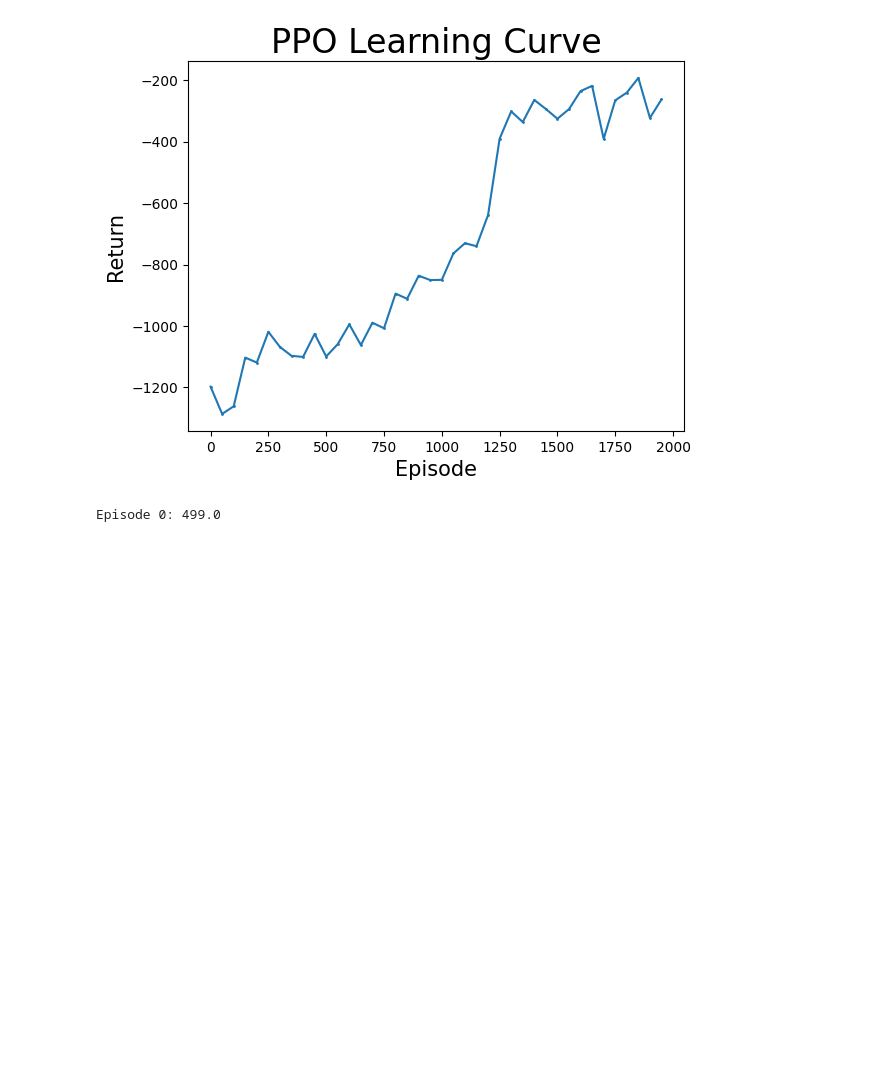
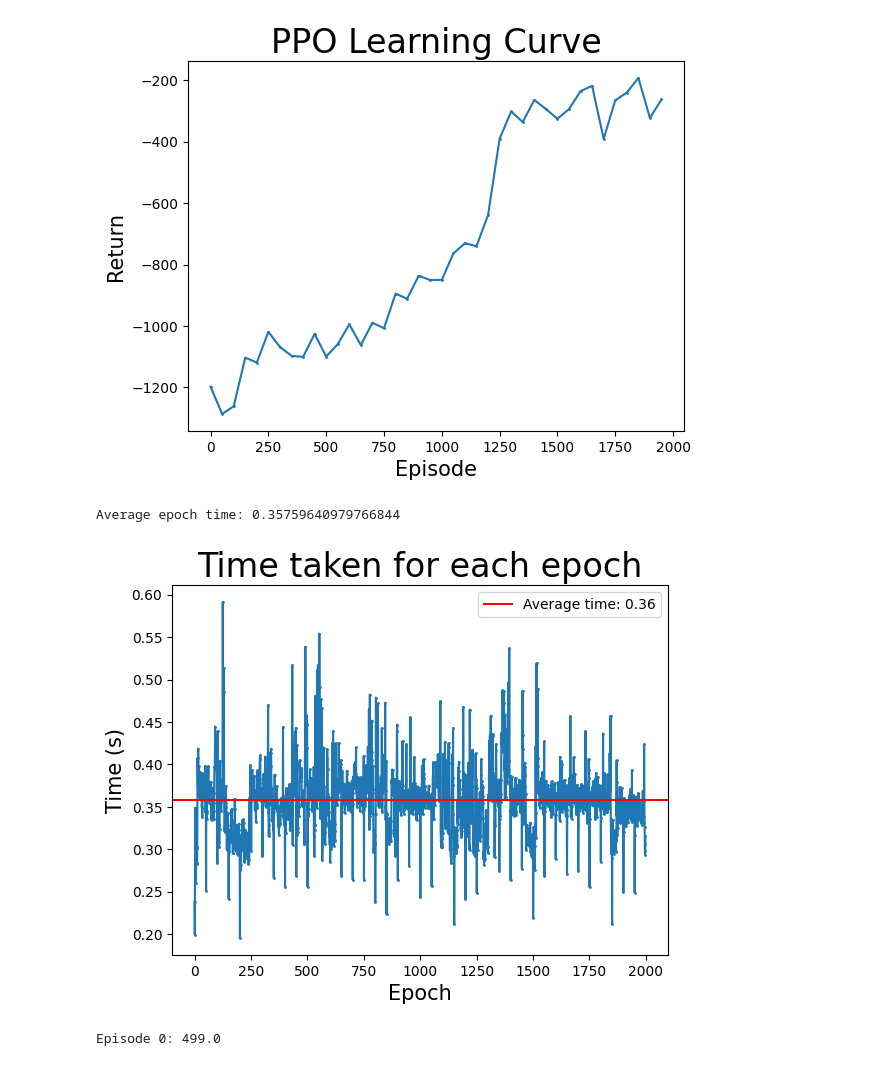
Before and after one commit to AndyPiantoni/ReinforceUs, a Jupyter notebook: PPO_from_scratch_ANDY-tuto-pytorch.ipynb, the cells around one changed output. Drawn from its saved outputs; the diff is of its cells as text; code cells hidden in the pictures; blank space fills up the shorter version.

Commit message:
ajout ploting time du dernier run

```diff
--- a/PPO_from_scratch_ANDY-tuto-pytorch.ipynb
+++ b/PPO_from_scratch_ANDY-tuto-pytorch.ipynb
@@ -436,6 +436,23 @@ Episode: 1950
 The avg. test reward for episode 1950 is -262.3214241519991 with std of 138.6176193227331.
 Text(0.5, 1.0, 'PPO Learning Curve')
 [figure]
+# %%
+# Save a plot about the time taken for each epoch
+x = np.arange(len(epoch_times))
+plt.plot(x, epoch_times, '-o', markersize=1)
+# add average epoch time
+avg_epoch_time = np.mean(epoch_times)
+print(f"Average epoch time: {avg_epoch_time}")
+plt.axhline(y=avg_epoch_time, color='r', linestyle='-', label=f'Average time: {avg_epoch_time:.2f}')
+plt.legend()
+plt.xlabel('Epoch', fontsize = 15)
+plt.ylabel('Time (s)', fontsize = 15)
+plt.title("Time taken for each epoch", fontsize = 24)
+
+plt.savefig(f"PPO_{env_name}_time_per_epoch.png")
+# %% [output]
+Average epoch time: 0.35759640979766844
+[figure, added]
 # %%
 import time
 #create an environment to test and visualize the policy
```
Also changed, not shown: parts of 2 cells of this notebook.
